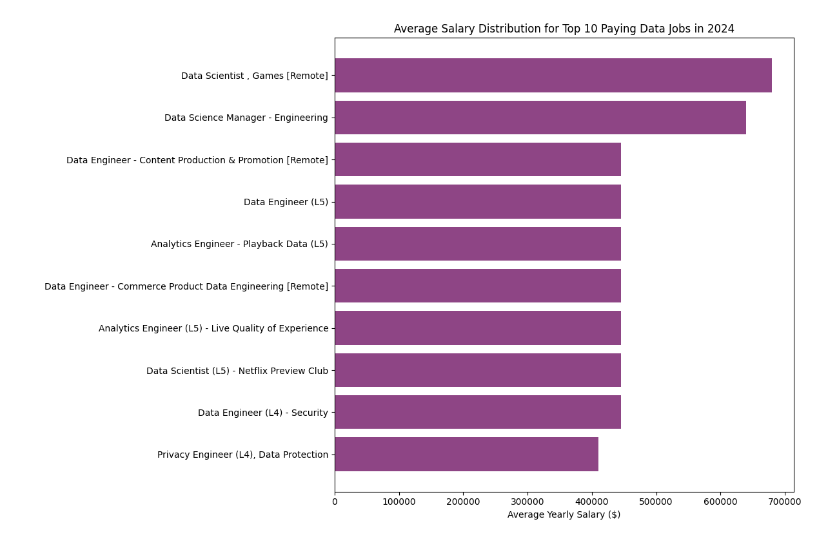
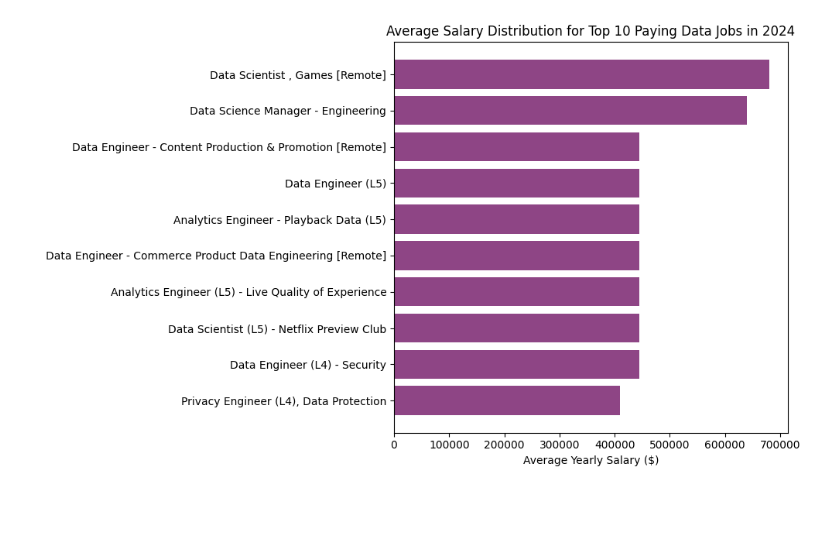
Before and after one commit to loganangell/SQL_2025_Data_Analysis_Project, a Jupyter notebook: project_python/1_top_paying_jobs.ipynb, the cells around one changed output. Saved outputs shown, nothing was run; the diff lists cells and outputs as text; code cells hidden in the pictures; blank space fills up the shorter version.

```diff
--- a/project_python/1_top_paying_jobs.ipynb
+++ b/project_python/1_top_paying_jobs.ipynb
@@ -16,20 +15,20 @@ df_top_paying_jobs.head()
 # %%
 # Sort by salary descending
 df_sorted = df_top_paying_jobs.sort_values(by='average_yearly_salary_$', ascending=False)
 
 # Reverse the order for barh so highest is at the top
 df_sorted = df_sorted[::-1]
 
 # Name variables
 salary_data = df_sorted['average_yearly_salary_$']
 job_title = df_sorted['full_job_title']
 bar_color = '#8E4585'
 
-plt.figure(figsize=(12, 8))
+plt.figure(figsize=(10, 6))
 plt.barh(job_title, salary_data, color=bar_color)
 plt.xlabel('Average Yearly Salary ($)')
 plt.title('Average Salary Distribution for Top 10 Paying Data Jobs in 2024')
 plt.tight_layout()
 plt.show()
 # %% [output]
-[figure, old version]
+[figure, new version]
```
Also changed, not shown: parts of 2 cells of this notebook, 11 other files.
